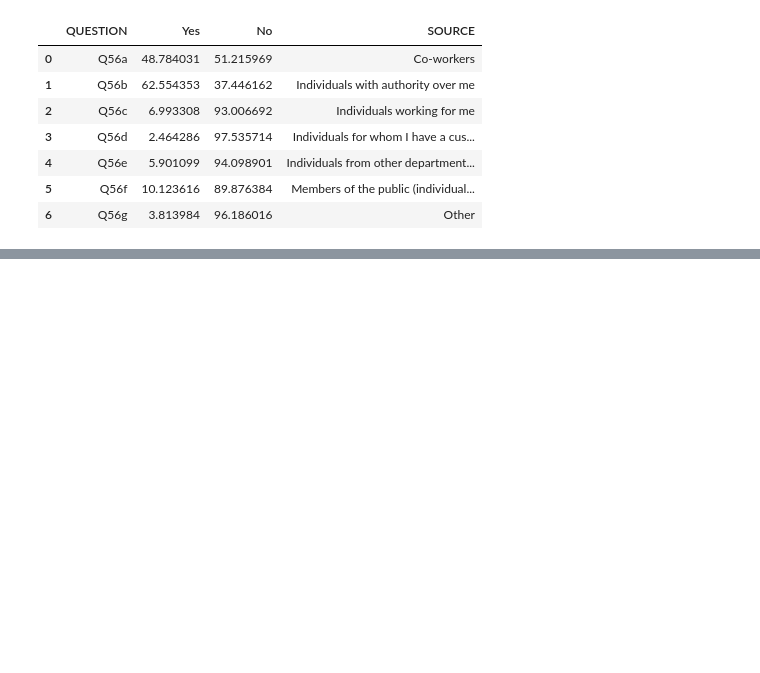
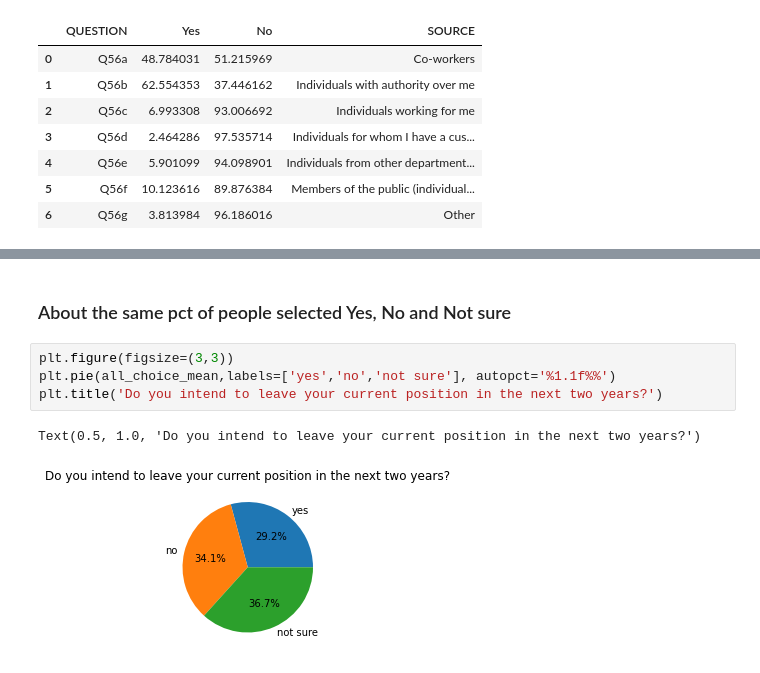
Before and after one commit to Sunnyc317/CanDev-equity_groups_talent_mobilization-, a Jupyter notebook: data_challenge_sunny_q55_56_24_26_27.ipynb, the cells around one changed output, grey strips where cells are left out. Drawn from its saved outputs; the diff is of its cells as text; blank space fills up the shorter version.

```diff
--- a/data_challenge_sunny_q55_56_24_26_27.ipynb
+++ b/data_challenge_sunny_q55_56_24_26_27.ipynb
@@ -601,0 +656,9 @@ fig.show()
+# %% [markdown]
+### About the same pct of people selected Yes, No and Not sure
+# %%
+plt.figure(figsize=(3,3))
+plt.pie(all_choice_mean,labels=['yes','no','not sure'], autopct='%1.1f%%')
+plt.title('Do you intend to leave your current position in the next two years?')
+# %% [output]
+Text(0.5, 1.0, 'Do you intend to leave your current position in the next two years?')
+[figure, added]
```
Also changed, not shown: parts of 16 cells of this notebook.
